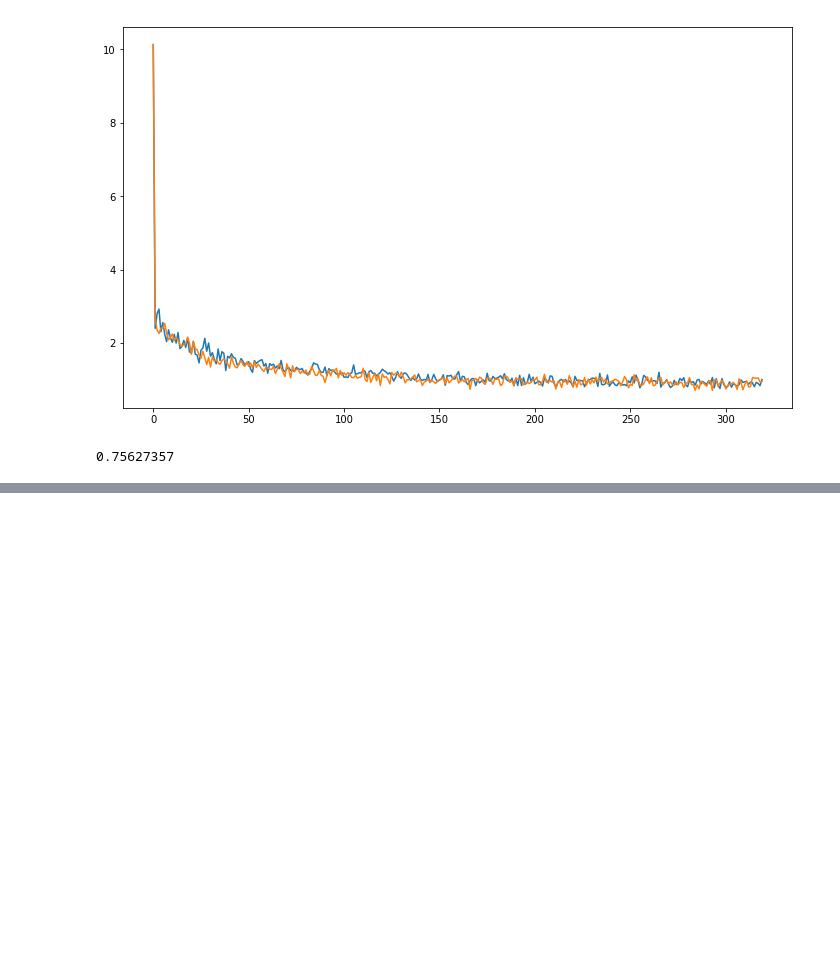
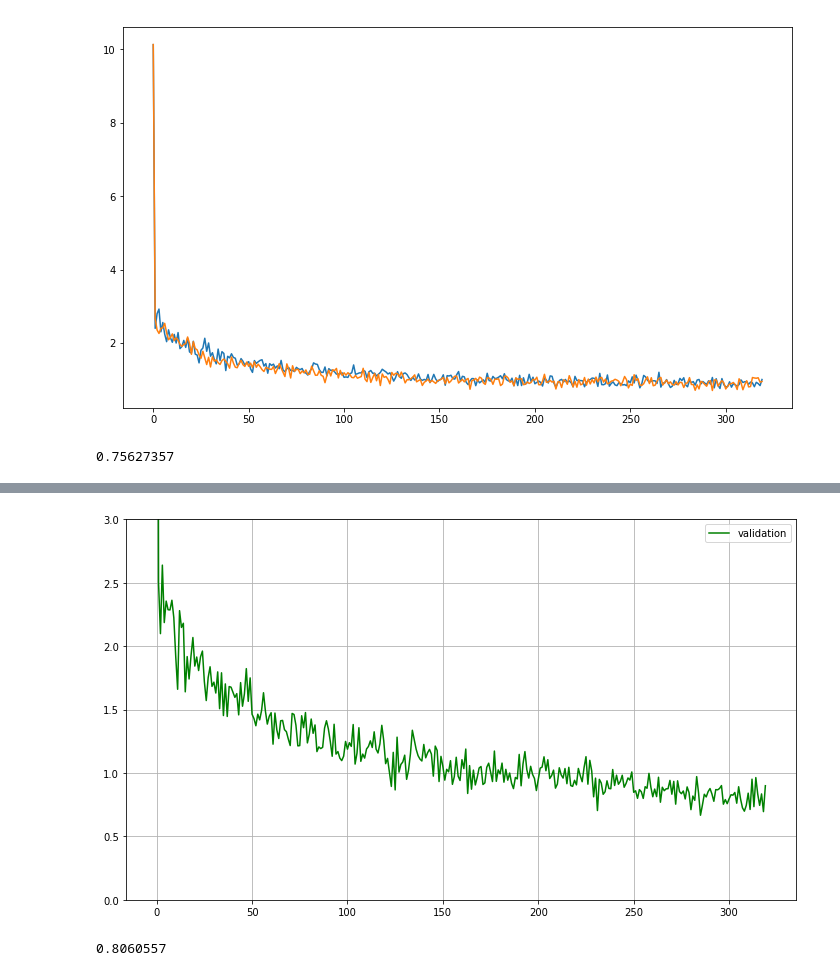
Before and after one commit to ale3otik/paraphrases-generator, a Jupyter notebook: plotter.ipynb, the cells around one changed output, grey strips where cells are left out. Drawn from its saved outputs; the diff is of its cells as text; code cells hidden in the pictures; blank space fills up the shorter version.

```diff
--- a/plotter.ipynb
+++ b/plotter.ipynb
@@ -43,0 +69,5 @@ np.min(ce[-100:])
+# %%
+build_ce_plot('snli_quora_160k', old_version=True)
+# %% [output]
+[figure, added]
+0.8060557
```
Also changed, not shown: parts of 7 cells of this notebook, 1 other file.
